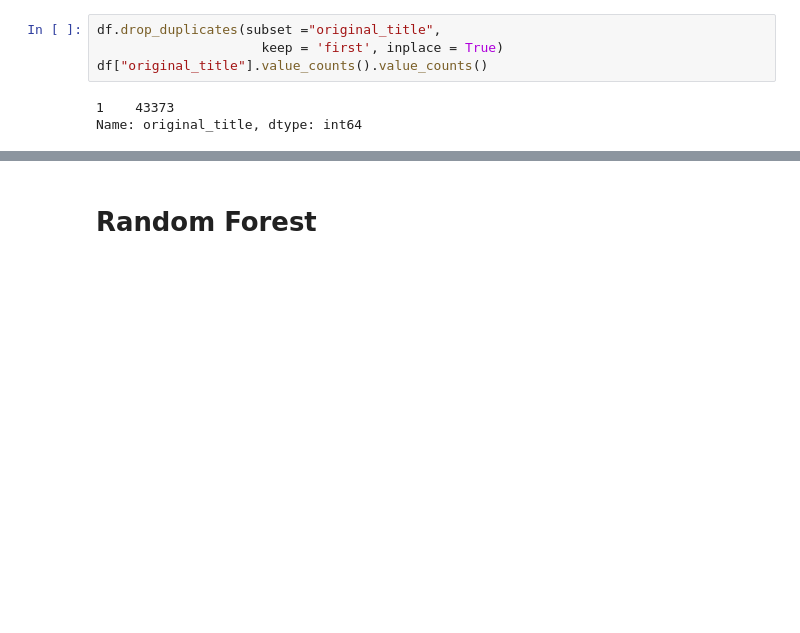
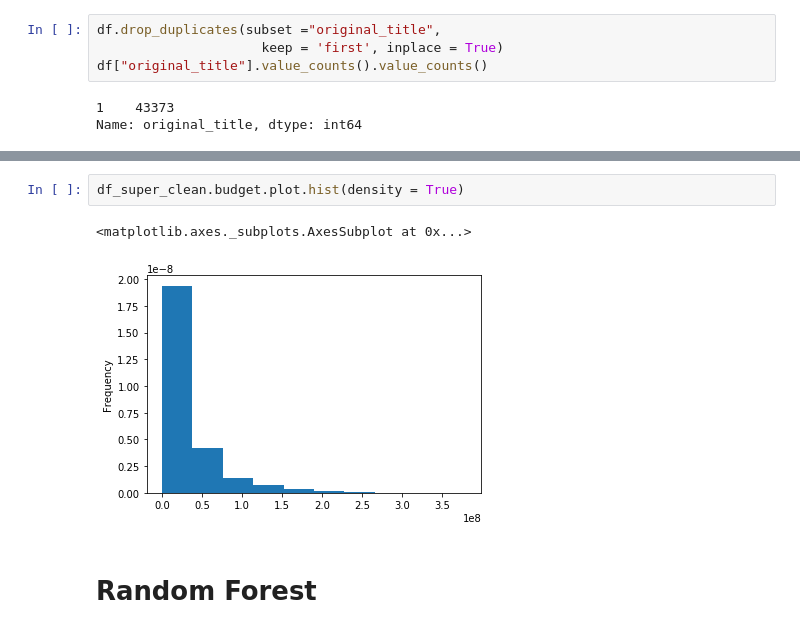
Before and after one commit to joaogcfa/Classificador_de_Filmes, a Jupyter notebook: P3_Jup_inicial.ipynb, the cells around one changed output, grey strips where cells are left out. Cells and saved outputs as stored; diff of their text form; blank space fills up the shorter version.

```diff
--- a/P3_Jup_inicial.ipynb
+++ b/P3_Jup_inicial.ipynb
@@ -116,3 +121,8 @@ Name: bilhao, dtype: int64
+# %%
+df_super_clean.budget.plot.hist(density = True)
+# %% [output]
+<matplotlib.axes._subplots.AxesSubplot at 0x...>
+[figure, added]
 # %% [markdown]
 # Random Forest
 # %% [raw]
```
Also changed, not shown: parts of 4 cells of this notebook.
